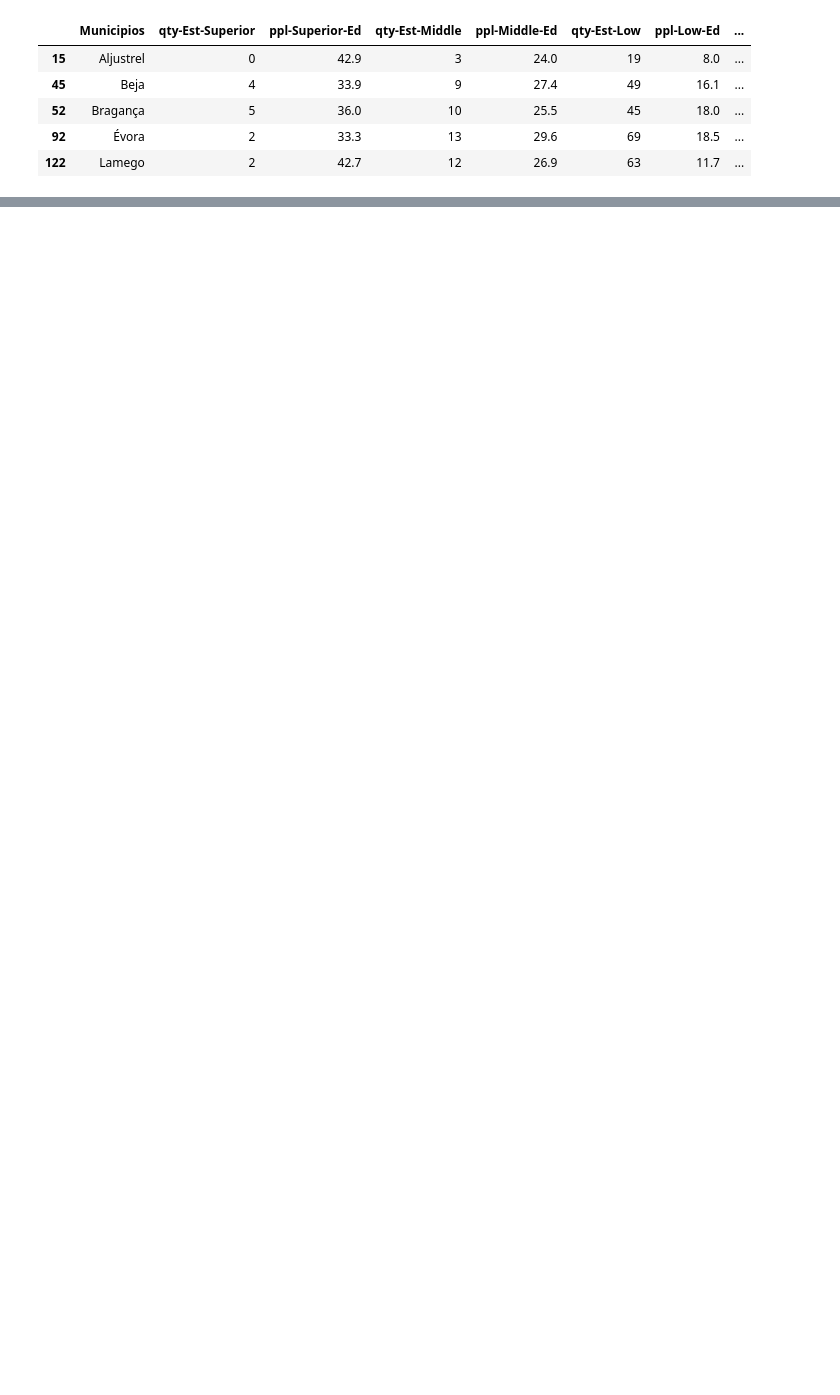
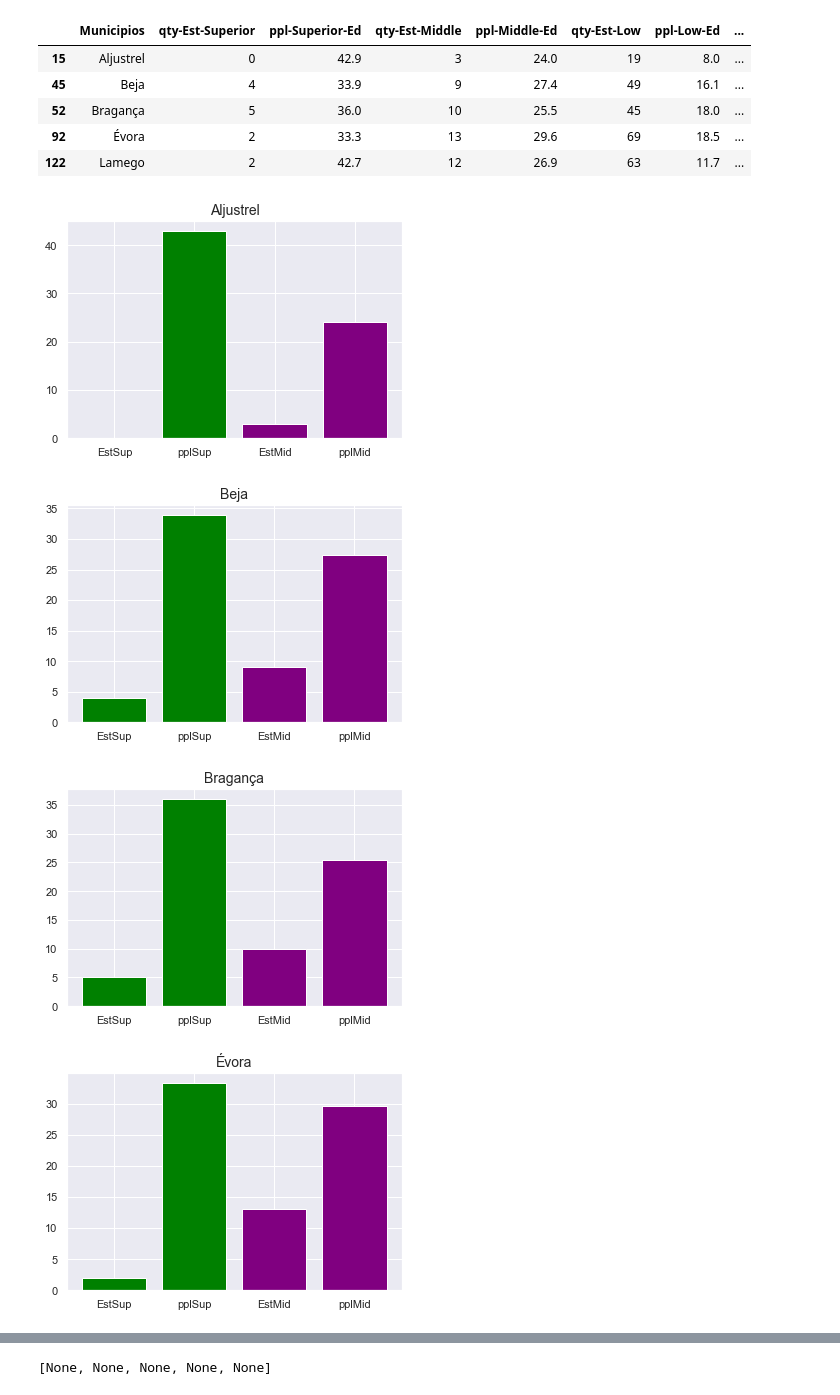
Before and after one commit to hjoaquim/psn-fs-js-hj, a Jupyter notebook: projeto-final.ipynb, the cells around one changed output, grey strips where cells are left out. Saved outputs shown, nothing was run; the diff lists cells and outputs as text; code cells hidden in the pictures; blank space fills up the shorter version.

```diff
--- a/projeto-final.ipynb
+++ b/projeto-final.ipynb
@@ -224,3 +236,14 @@ dfInterior
 | 52 | Bragança | 5 | 36.0 | 10 | 25.5 | 45 | 18.0 | ... |
 | 92 | Évora | 2 | 33.3 | 13 | 29.6 | 69 | 18.5 | ... |
 | 122 | Lamego | 2 | 42.7 | 12 | 26.9 | 63 | 11.7 | ... |
+# %%
+# Let's do the same analysis for the interior counties now
+
+colsToDelete = ['geometry', 'Distrito', 'Municipios', 'qty-Est-Low', 'ppl-Low-Ed']
+features = ['EstSup', 'pplSup', 'EstMid', 'pplMid']
+[makePlot(a, features,colsToDelete, False) for a in dfInterior['Municipios'].tolist()]
+# %% [output]
+[figure, added]
+[figure, added]
+[figure, added]
+[figure, added]
@@ -226,0 +251 @@ dfInterior
+[None, None, None, None, None]
```
Also changed, not shown: parts of 7 cells of this notebook.
